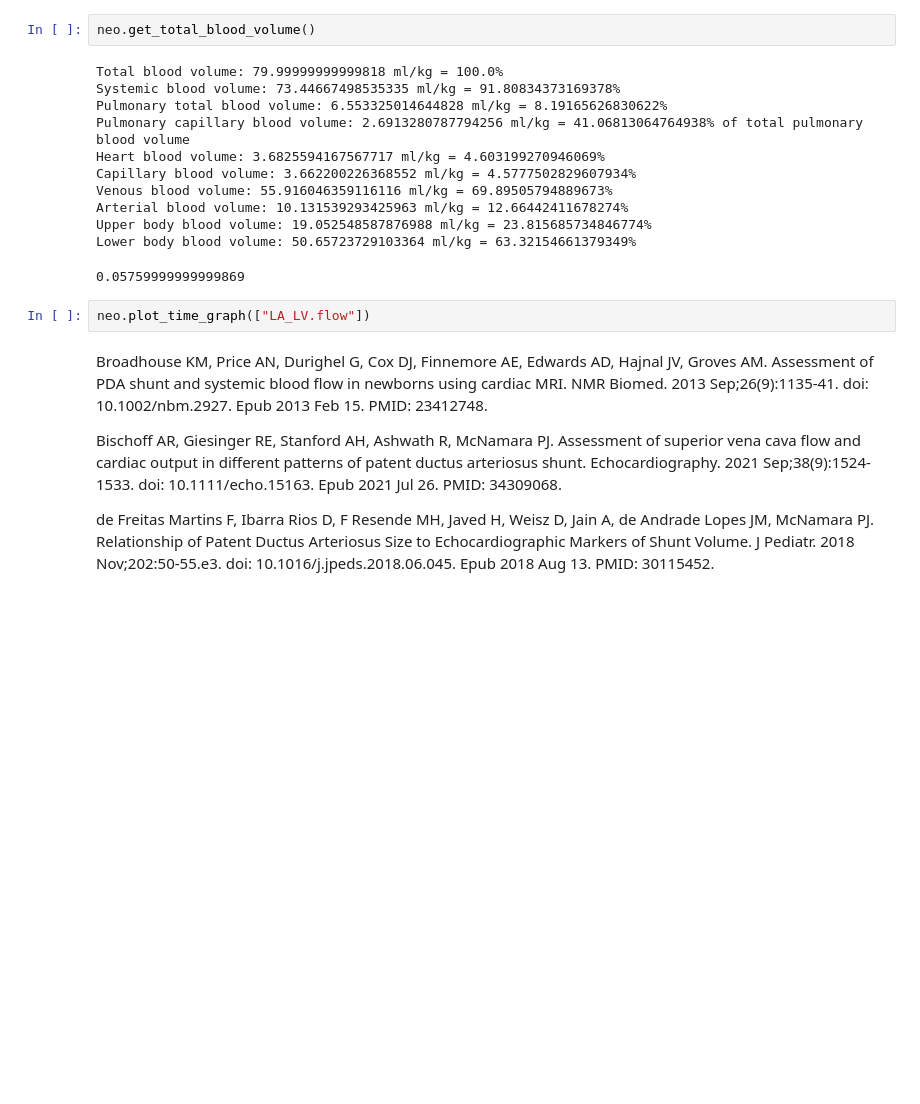
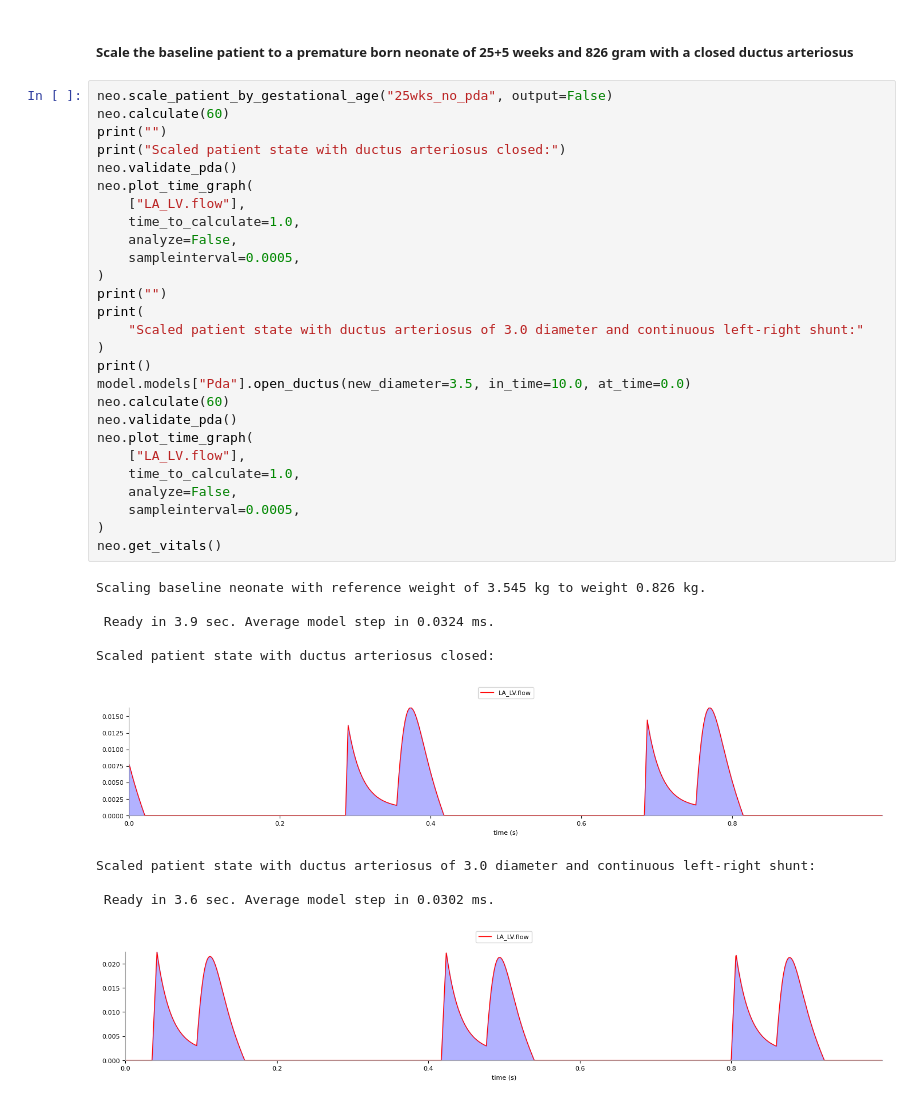
Before and after one commit to Dobutamine/explain-python, a Jupyter notebook: patients/PDA.ipynb, the cells around one changed output. Cells and saved outputs as stored; diff of their text form; blank space fills up the shorter version.

Commit message:
much improved ductus

```diff
--- a/patients/PDA.ipynb
+++ b/patients/PDA.ipynb
@@ -99,22 +44,40 @@ LA_LV.flow      : net    280.842, forward    280.842, backward        0.0 ml/kg/
-# %%
-neo.get_total_blood_volume()
-# %% [output]
-Total blood volume: 79.99999999999818 ml/kg = 100.0%
-Systemic blood volume: 73.44667498535335 ml/kg = 91.80834373169378%
-Pulmonary total blood volume: 6.553325014644828 ml/kg = 8.19165626830622%
-Pulmonary capillary blood volume: 2.6913280787794256 ml/kg = 41.06813064764938% of total pulmonary blood volume
-Heart blood volume: 3.6825594167567717 ml/kg = 4.603199270946069%
-Capillary blood volume: 3.662200226368552 ml/kg = 4.5777502829607934%
-Venous blood volume: 55.916046359116116 ml/kg = 69.89505794889673%
-Arterial blood volume: 10.131539293425963 ml/kg = 12.66442411678274%
-Upper body blood volume: 19.052548587876988 ml/kg = 23.815685734846774%
-Lower body blood volume: 50.65723729103364 ml/kg = 63.32154661379349%
-0.05759999999999869
-# %%
-neo.plot_time_graph(["LA_LV.flow"])
-# %% [markdown]
-Broadhouse KM, Price AN, Durighel G, Cox DJ, Finnemore AE, Edwards AD, Hajnal JV, Groves AM. Assessment of PDA shunt and systemic blood flow in newborns using cardiac MRI. NMR Biomed. 2013 Sep;26(9):1135-41. doi: 10.1002/nbm.2927. Epub 2013 Feb 15. PMID: 23412748.
-
-Bischoff AR, Giesinger RE, Stanford AH, Ashwath R, McNamara PJ. Assessment of superior vena cava flow and cardiac output in different patterns of patent ductus arteriosus shunt. Echocardiography. 2021 Sep;38(9):1524-1533. doi: 10.1111/echo.15163. Epub 2021 Jul 26. PMID: 34309068.
-
-de Freitas Martins F, Ibarra Rios D, F Resende MH, Javed H, Weisz D, Jain A, de Andrade Lopes JM, McNamara PJ. Relationship of Patent Ductus Arteriosus Size to Echocardiographic Markers of Shunt Volume. J Pediatr. 2018 Nov;202:50-55.e3. doi: 10.1016/j.jpeds.2018.06.045. Epub 2018 Aug 13. PMID: 30115452.
+# %% [markdown]
+<h5>Scale the baseline patient to a premature born neonate of 25+5 weeks and 826 gram with a closed ductus arteriosus</h5>
+# %%
+neo.scale_patient_by_gestational_age("25wks_no_pda", output=False)
+neo.calculate(60)
+print("")
+print("Scaled patient state with ductus arteriosus closed:")
+neo.validate_pda()
+neo.plot_time_graph(
+    ["LA_LV.flow"],
+    time_to_calculate=1.0,
+    analyze=False,
+    sampleinterval=0.0005,
+)
+print("")
+print(
+    "Scaled patient state with ductus arteriosus of 3.0 diameter and continuous left-right shunt:"
+)
+print()
+model.models["Pda"].open_ductus(new_diameter=3.5, in_time=10.0, at_time=0.0)
+neo.calculate(60)
+neo.validate_pda()
+neo.plot_time_graph(
+    ["LA_LV.flow"],
+    time_to_calculate=1.0,
+    analyze=False,
+    sampleinterval=0.0005,
+)
+neo.get_vitals()
+# %% [output]
+Scaling baseline neonate with reference weight of 3.545 kg to weight 0.826 kg.
+
+ Ready in 3.9 sec. Average model step in 0.0324 ms.
+
+Scaled patient state with ductus arteriosus closed:
+[figure, added]
+Scaled patient state with ductus arteriosus of 3.0 diameter and continuous left-right shunt:
+
+ Ready in 3.6 sec. Average model step in 0.0302 ms.
+[figure, added]
```
Also changed, not shown: parts of 6 cells of this notebook, 5 other files.
